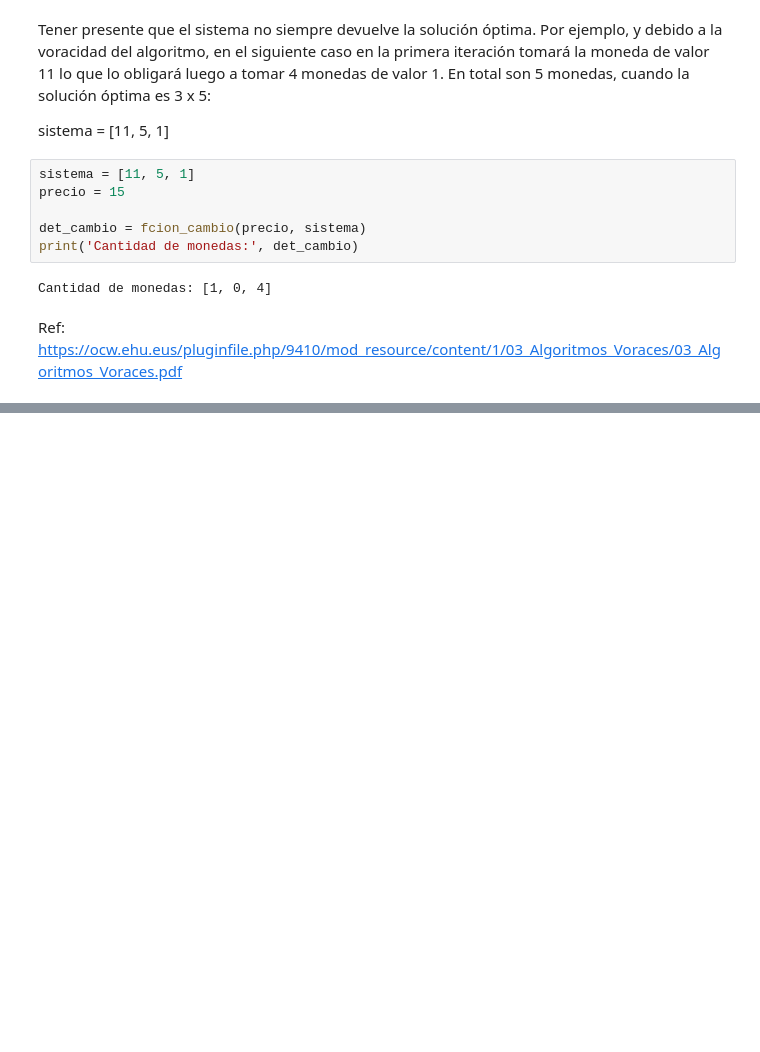
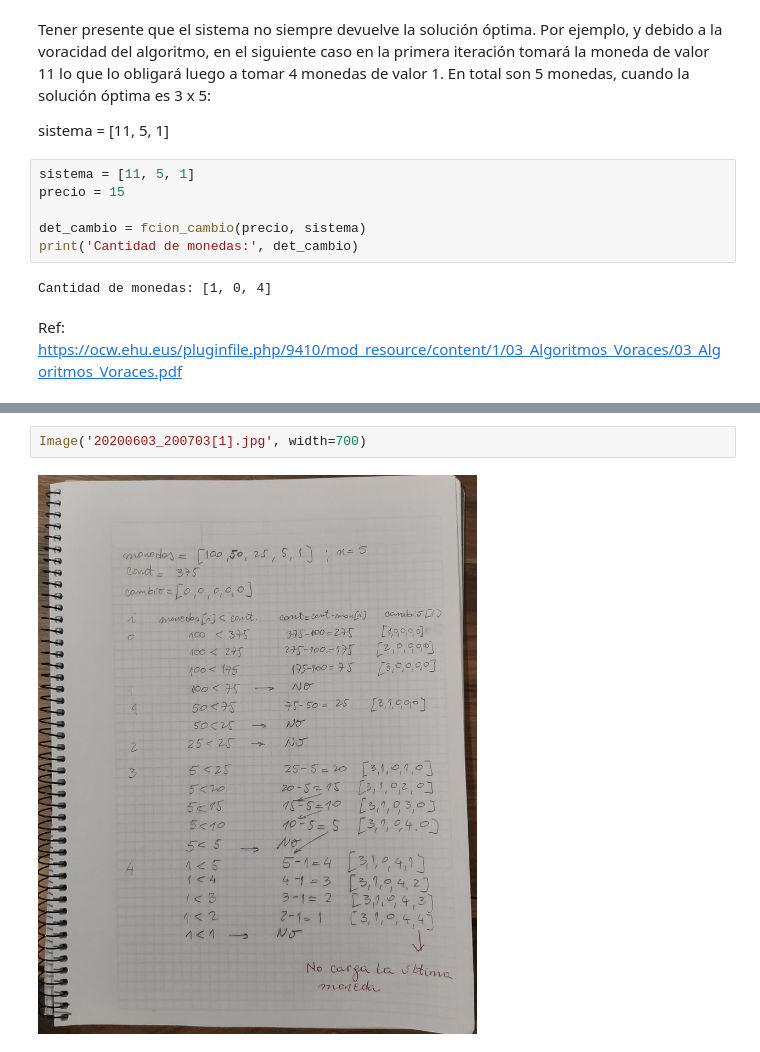
Before and after one commit to gzanellato-ia/03-MAIR-GZ-publico, a Jupyter notebook: voraz_gz.ipynb, the cells around one changed output, grey strips where cells are left out. Cells and saved outputs as stored; diff of their text form; blank space fills up the shorter version.

```diff
--- a/voraz_gz.ipynb
+++ b/voraz_gz.ipynb
@@ -38,0 +49,4 @@ Ref: https://ocw.ehu.eus/pluginfile.php/9410/mod_resource/content/1/03_Algoritmo
+# %%
+Image('20200603_200703[1].jpg', width=700)
+# %% [output]
+[figure, added]
```
Also changed, not shown: parts of 3 cells of this notebook.
